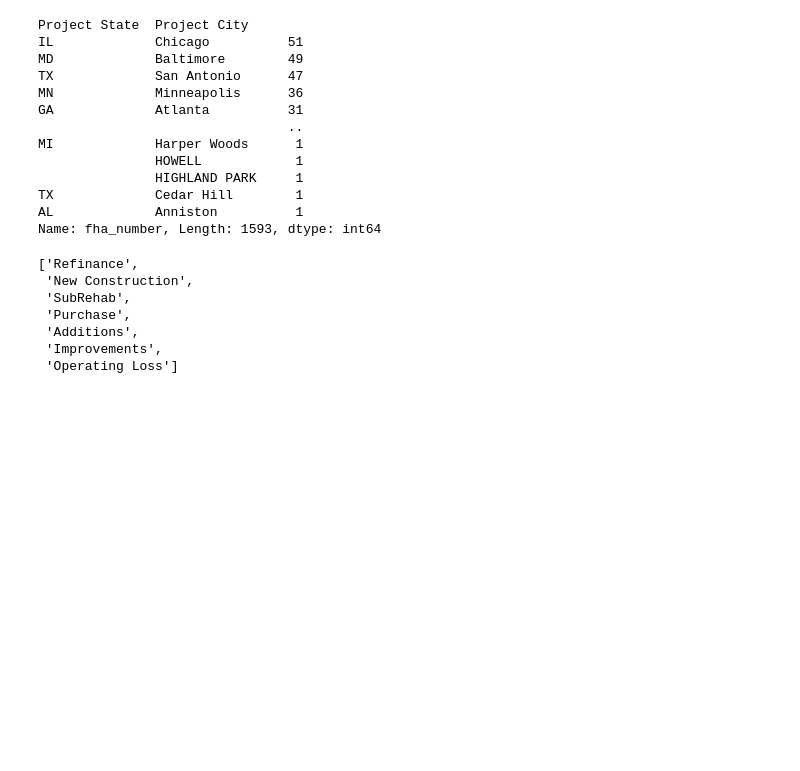
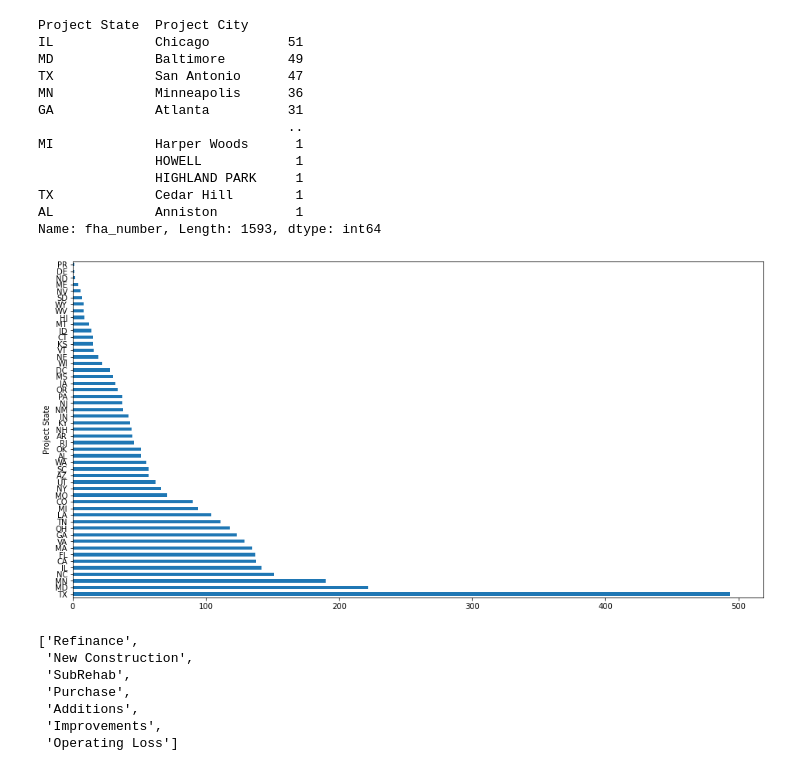
Before and after one commit to aleclhartman/personal_projects, a Jupyter notebook: testfit_wrangle.ipynb, the cells around one changed output. Saved outputs shown, nothing was run; the diff lists cells and outputs as text; code cells hidden in the pictures; blank space fills up the shorter version.

```diff
--- a/testfit_wrangle.ipynb
+++ b/testfit_wrangle.ipynb
@@ -4,5 +8,6 @@ import pandas as pd
 # %%
 pd.set_option("display.max_columns", None)
+plt.rc("figure", figsize=(16, 8))
 # %% [markdown]
 > A loan is initially endorsed when all parties have agreed upon the design, costs & mortgage assumptions and any construction is ready to begin.
 
@@ -128,6 +133,11 @@ MI             Harper Woods      1
 TX             Cedar Hill        1
 AL             Anniston          1
 Name: fha_number, Length: 1593, dtype: int64
+# %%
+nc_sr.groupby(["Project State"]).fha_number.count().sort_values(ascending=False).plot.barh()
+plt.show()
+# %% [output]
+[figure, added]
 # %%
 endorsements["Activity Description"].value_counts().index.to_list()
 # %% [output]
```
Also changed, not shown: parts of 5 cells of this notebook.
